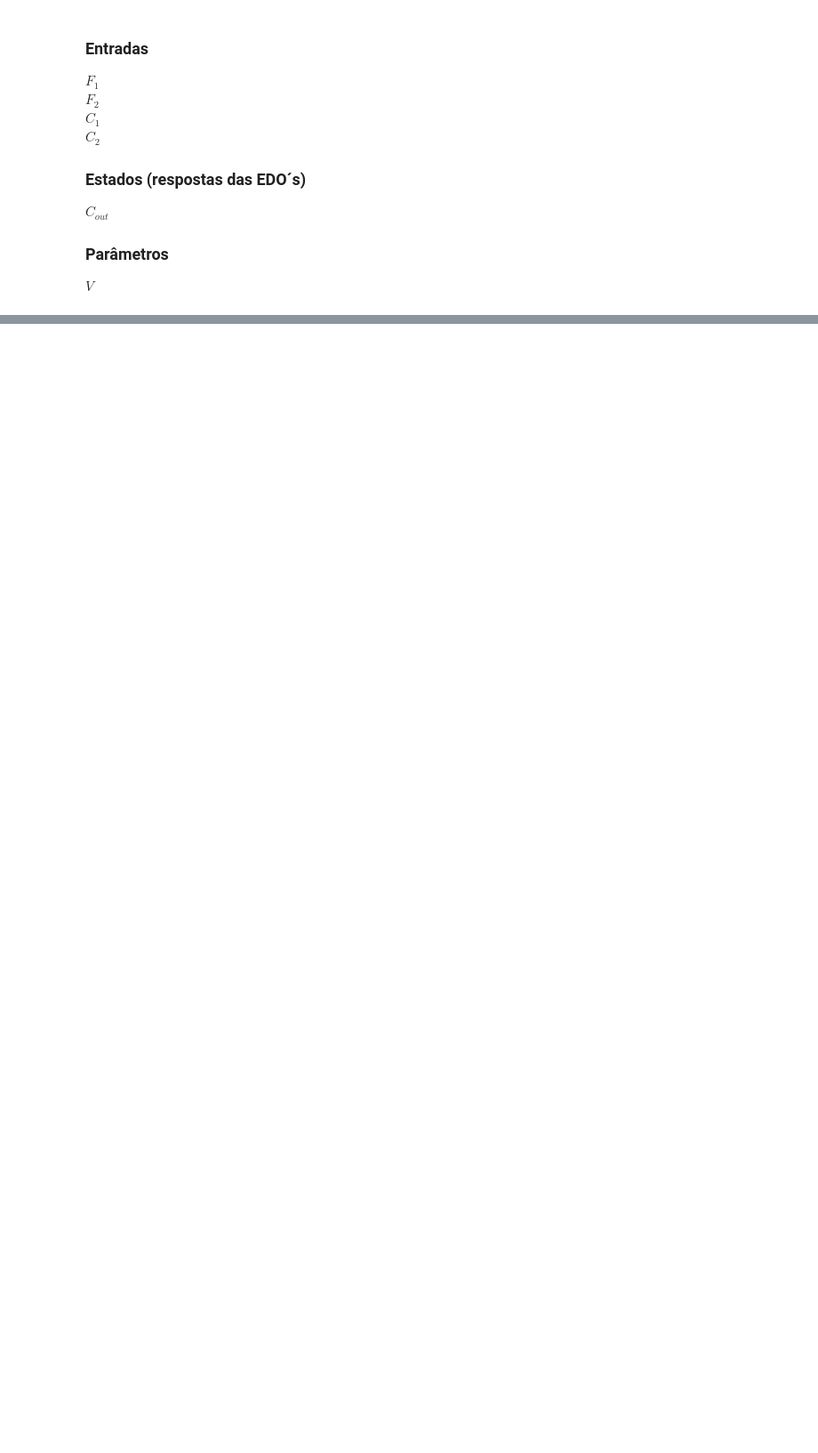
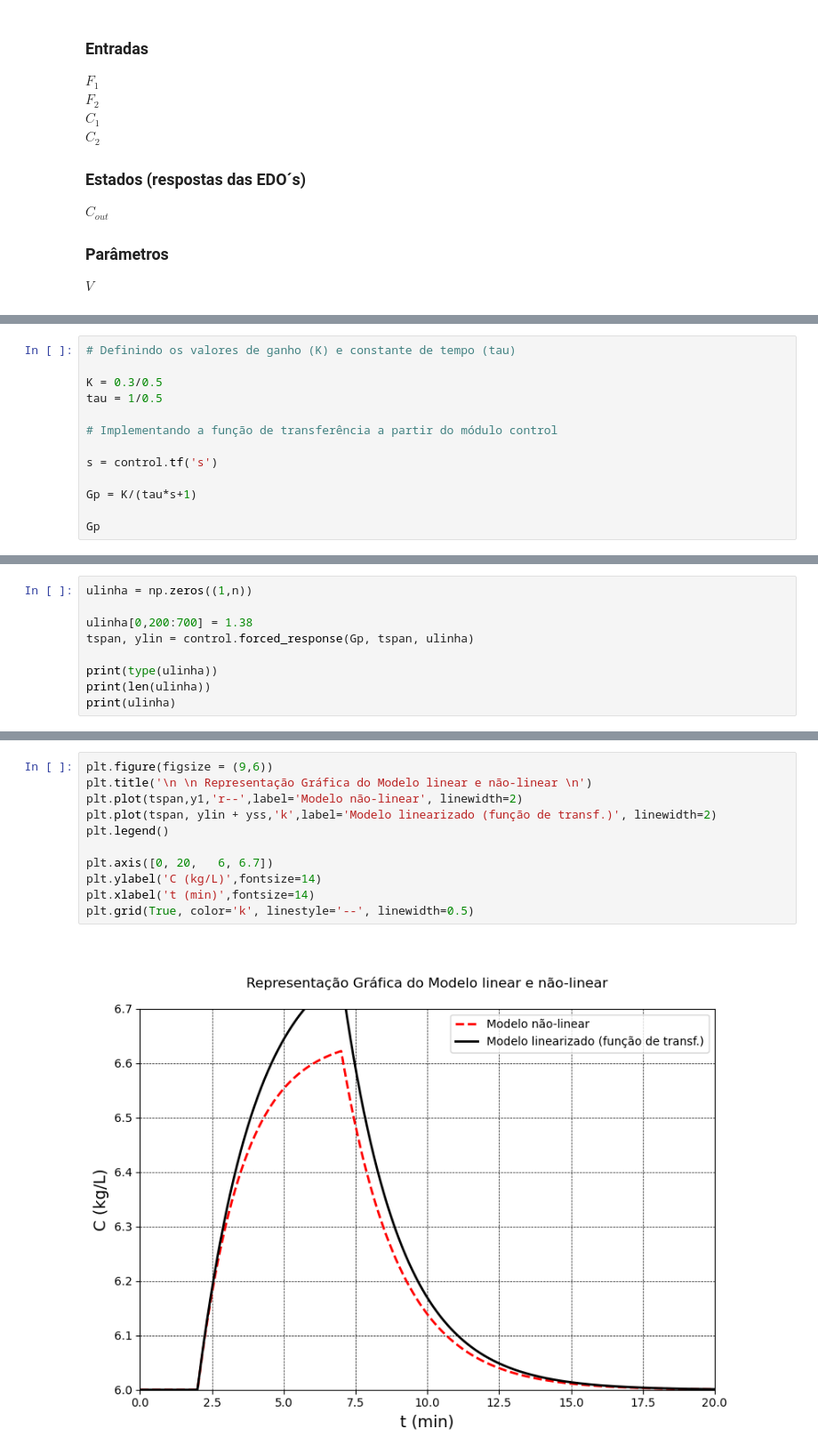
Before and after one commit to leonardomarcondelli/Chemical-Process-Control, a Jupyter notebook: Trabalho Avaliativo/Trabalho CPQ2 - Leonardo.ipynb, the cells around one changed output, grey strips where cells are left out. Shown: that part at 89% size. Saved outputs shown, nothing was run; the diff lists cells and outputs as text; blank space fills up the shorter version.

```diff
--- a/Trabalho Avaliativo/Trabalho CPQ2 - Leonardo.ipynb
+++ b/Trabalho Avaliativo/Trabalho CPQ2 - Leonardo.ipynb
@@ -146,0 +274,13 @@ Apresente um fgura comparando o comportamento dinâmico de ambos os modelos. Pod
+# %%
+# Definindo os valores de ganho (K) e constante de tempo (tau)
+
+K = 0.3/0.5
+tau = 1/0.5
+
+# Implementando a função de transferência a partir do módulo control
+
+s = control.tf('s')
+
+Gp = K/(tau*s+1)
+
+Gp
@@ -146,0 +294,9 @@ Apresente um fgura comparando o comportamento dinâmico de ambos os modelos. Pod
+# %%
+ulinha = np.zeros((1,n))
+
+ulinha[0,200:700] = 1.38
+tspan, ylin = control.forced_response(Gp, tspan, ulinha)
+
+print(type(ulinha))
+print(len(ulinha))
+print(ulinha)
@@ -146,0 +307,13 @@ Apresente um fgura comparando o comportamento dinâmico de ambos os modelos. Pod
+# %%
+plt.figure(figsize = (9,6))
+plt.title('\n \n Representação Gráfica do Modelo linear e não-linear \n')
+plt.plot(tspan,y1,'r--',label='Modelo não-linear', linewidth=2)
+plt.plot(tspan, ylin + yss,'k',label='Modelo linearizado (função de transf.)', linewidth=2)
+plt.legend()
+
+plt.axis([0, 20,   6, 6.7])
+plt.ylabel('C (kg/L)',fontsize=14)
+plt.xlabel('t (min)',fontsize=14)
+plt.grid(True, color='k', linestyle='--', linewidth=0.5)
+# %% [output]
+[figure, added]
```
Also changed, not shown: parts of 39 cells of this notebook.
